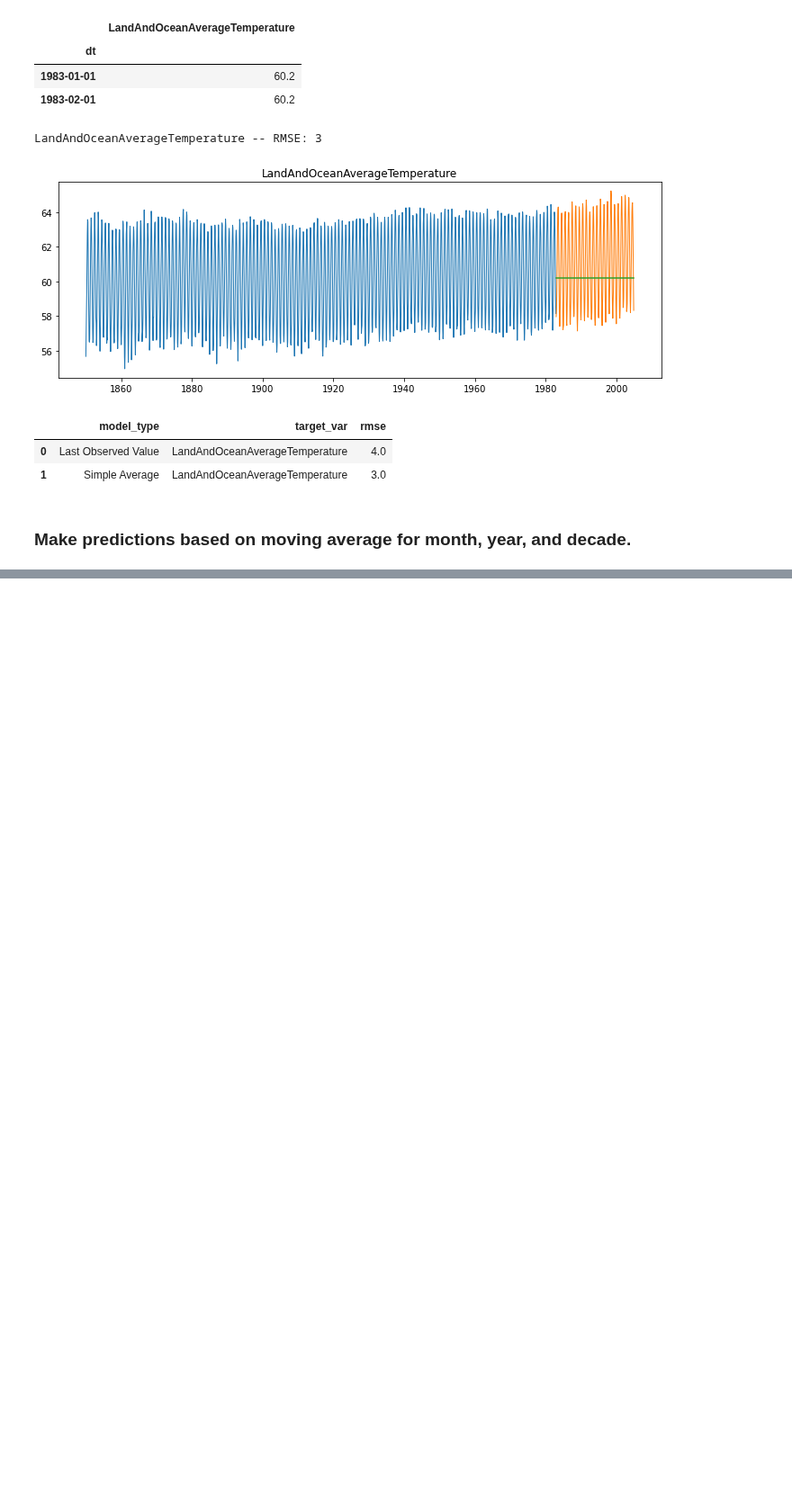
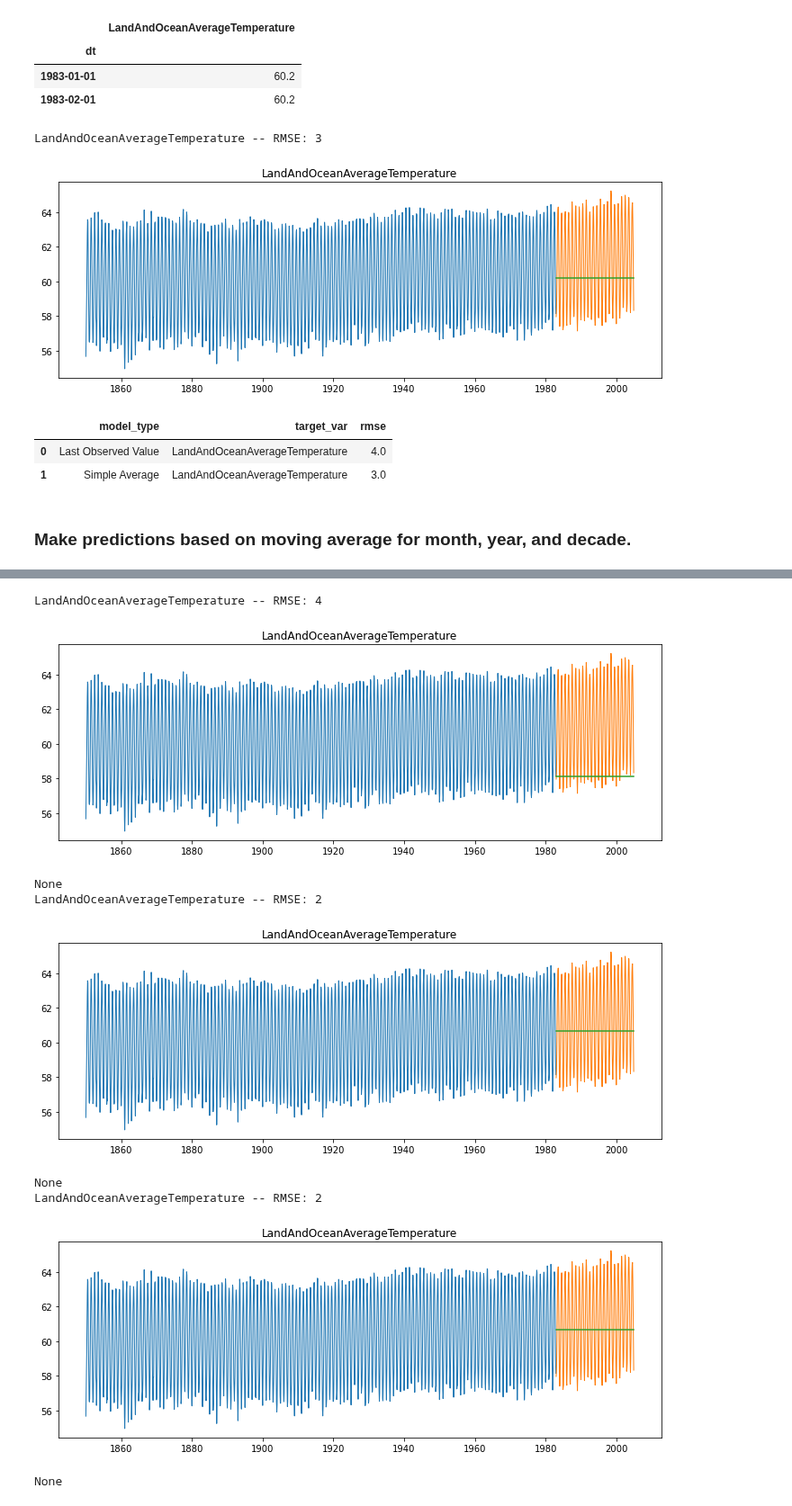
Before and after one commit to Johndsalas/earths_temperature_time_series, a Jupyter notebook: main_notebook.ipynb, the cells around one changed output, grey strips where cells are left out. Shown at 90% size. Saved outputs shown, nothing was run; the diff lists cells and outputs as text; code cells hidden in the pictures; blank space fills up the shorter version.

```diff
--- a/main_notebook.ipynb
+++ b/main_notebook.ipynb
@@ -447,0 +477,20 @@ eval_df_ocean
+# %%
+for period in [1,12,120]:
+
+    temps = round(train_ocean['LandAndOceanAverageTemperature'].rolling(period).mean().iloc[-1],2)
+
+    yhat_ocean_df = pd.DataFrame({'LandAndOceanAverageTemperature': [temps]}, index = validate_ocean.index)
+
+    print(plot_and_eval_ocean('LandAndOceanAverageTemperature'))
+
+    eval_df_ocean = append_eval_df_ocean(f'{period}Month Moving Average', 'LandAndOceanAverageTemperature')
+# %% [output]
+LandAndOceanAverageTemperature -- RMSE: 4
+[figure, added]
+None
+LandAndOceanAverageTemperature -- RMSE: 2
+[figure, added]
+None
+LandAndOceanAverageTemperature -- RMSE: 2
+[figure, added]
+None
```
Also changed, not shown: parts of 5 cells of this notebook.
